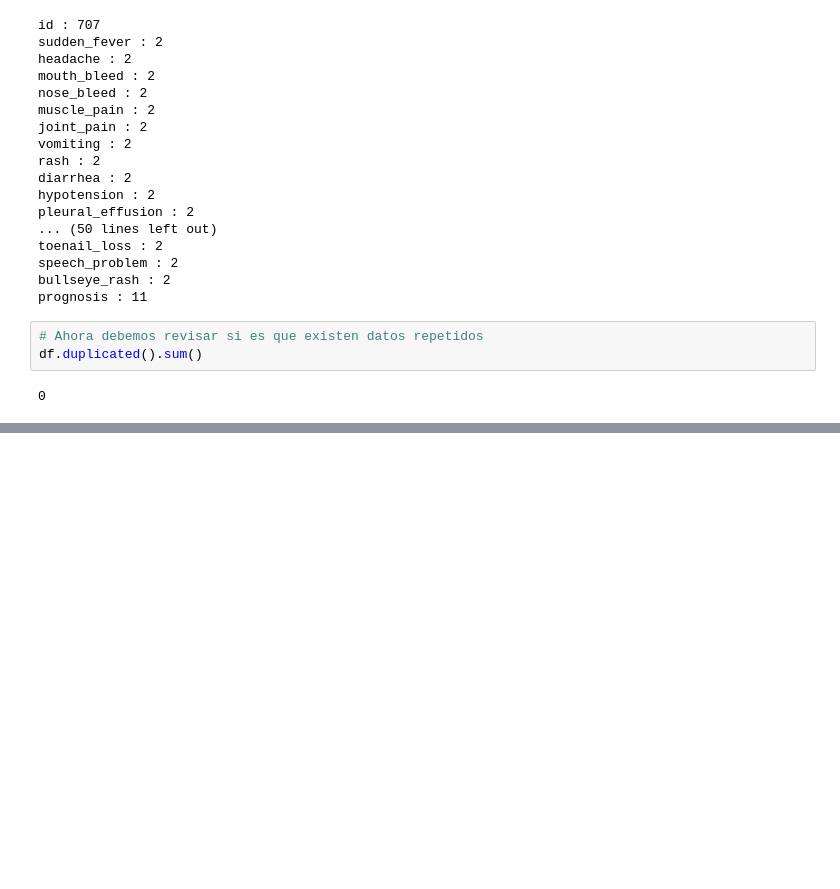
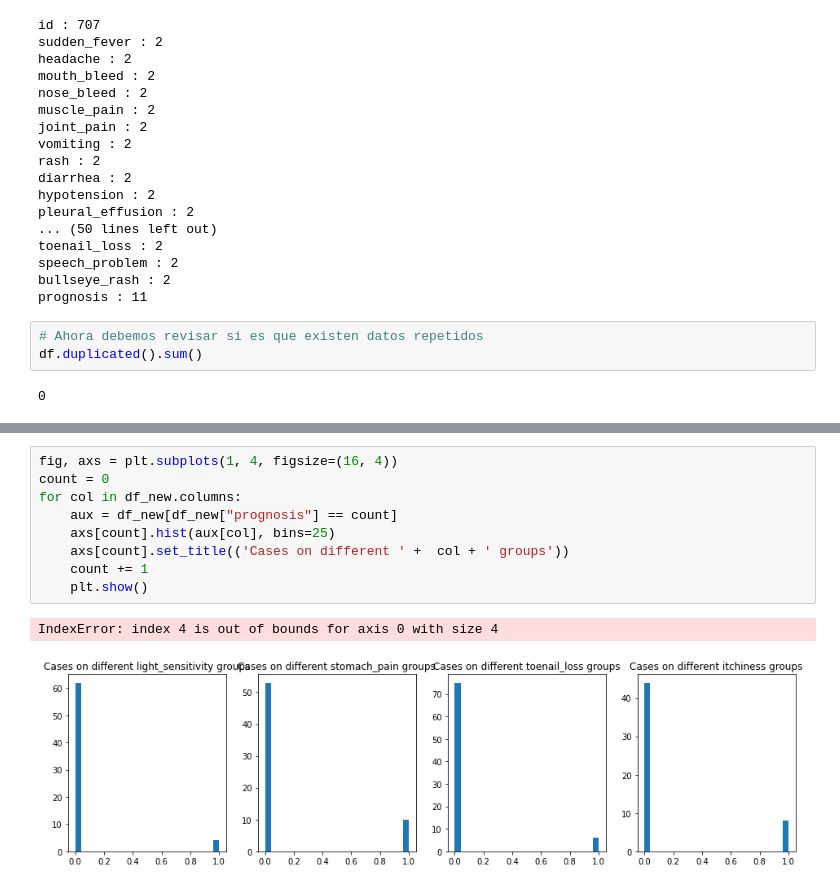
Before and after one commit to fruizg/ReconocimientoDePatrones, a Jupyter notebook: Challenges/Challenge3/Challenge3.ipynb, the cells around one changed output, grey strips where cells are left out. Saved outputs shown, nothing was run; the diff lists cells and outputs as text; blank space fills up the shorter version.

```diff
--- a/Challenges/Challenge3/Challenge3.ipynb
+++ b/Challenges/Challenge3/Challenge3.ipynb
@@ -167,0 +181,12 @@ df_new.head()
+# %%
+fig, axs = plt.subplots(1, 4, figsize=(16, 4))
+count = 0
+for col in df_new.columns:
+    aux = df_new[df_new["prognosis"] == count]
+    axs[count].hist(aux[col], bins=25)
+    axs[count].set_title(('Cases on different ' +  col + ' groups'))
+    count += 1
+    plt.show()
+# %% [output]
+IndexError: index 4 is out of bounds for axis 0 with size 4
+[figure, added]
```
Also changed, not shown: parts of 7 cells of this notebook.
